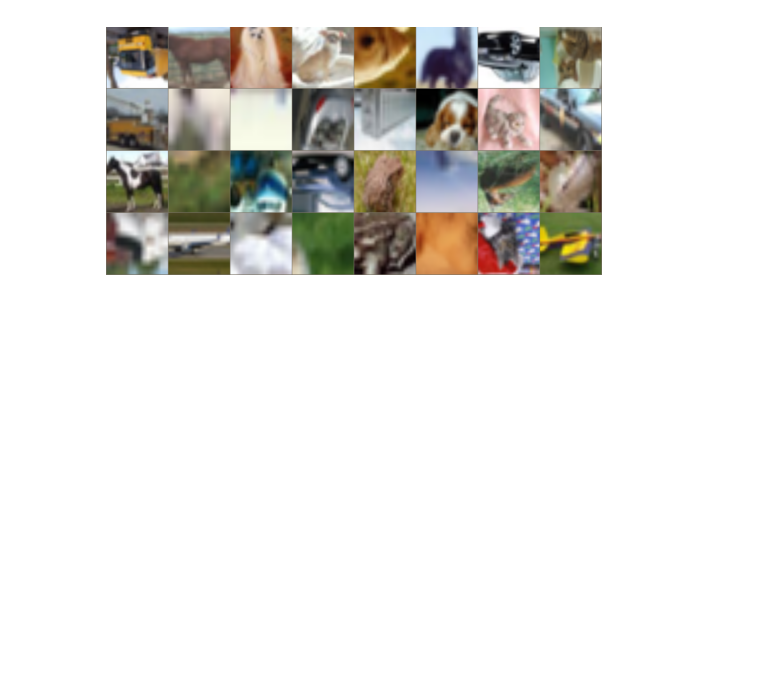
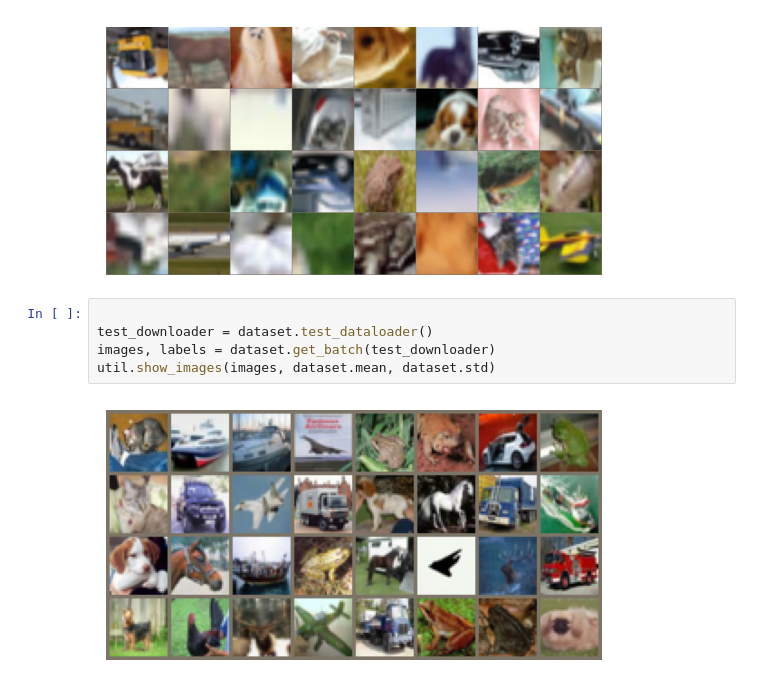
Before and after one commit to aspiringastro/vit-step-by-step, a Jupyter notebook: vit.ipynb, the cells around one changed output. Saved outputs shown, nothing was run; the diff lists cells and outputs as text; blank space fills up the shorter version.

Commit message:
validate test downloader and images

```diff
--- a/vit.ipynb
+++ b/vit.ipynb
@@ -13,3 +13,10 @@ util.show_images(images, dataset.mean, dataset.std)
 # %% [output]
 Files already downloaded and verified
 [figure]
+# %%
+
+test_downloader = dataset.test_dataloader()
+images, labels = dataset.get_batch(test_downloader)
+util.show_images(images, dataset.mean, dataset.std)
+# %% [output]
+[figure, added]
```
